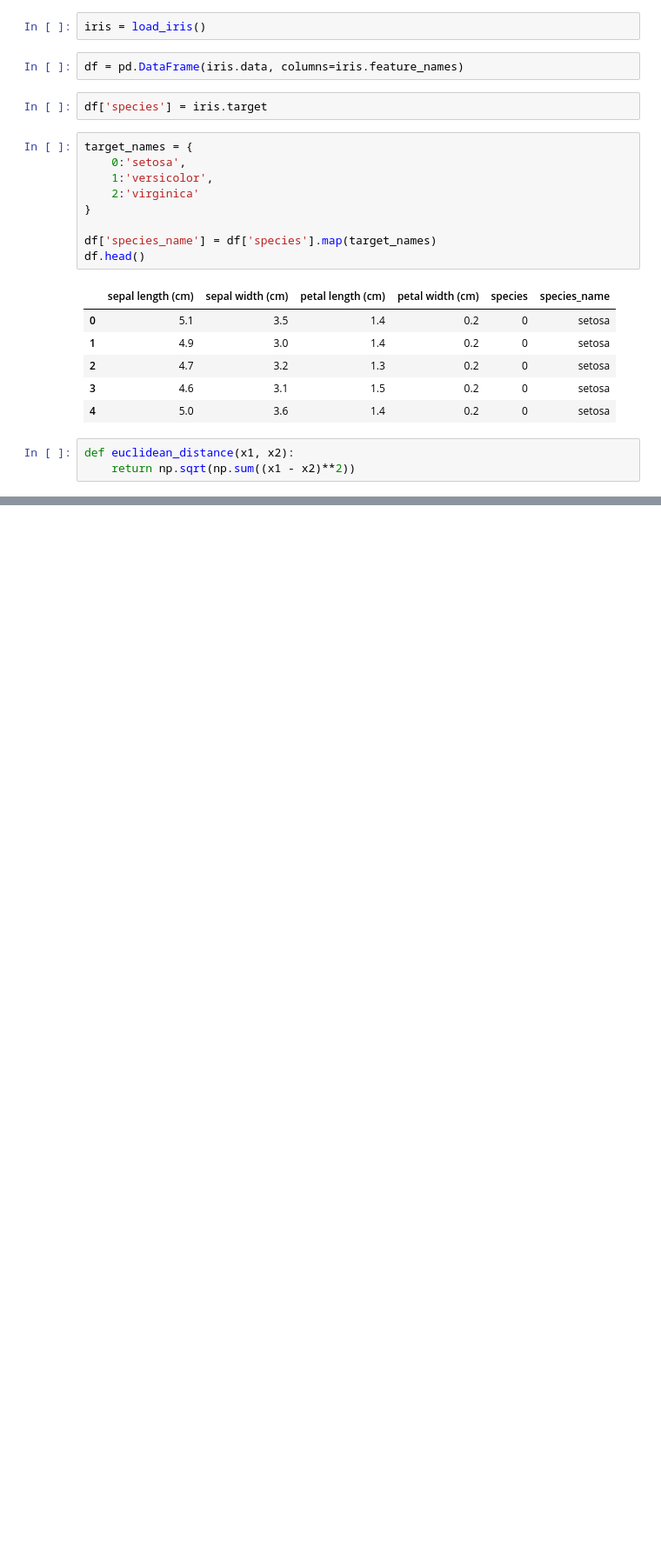
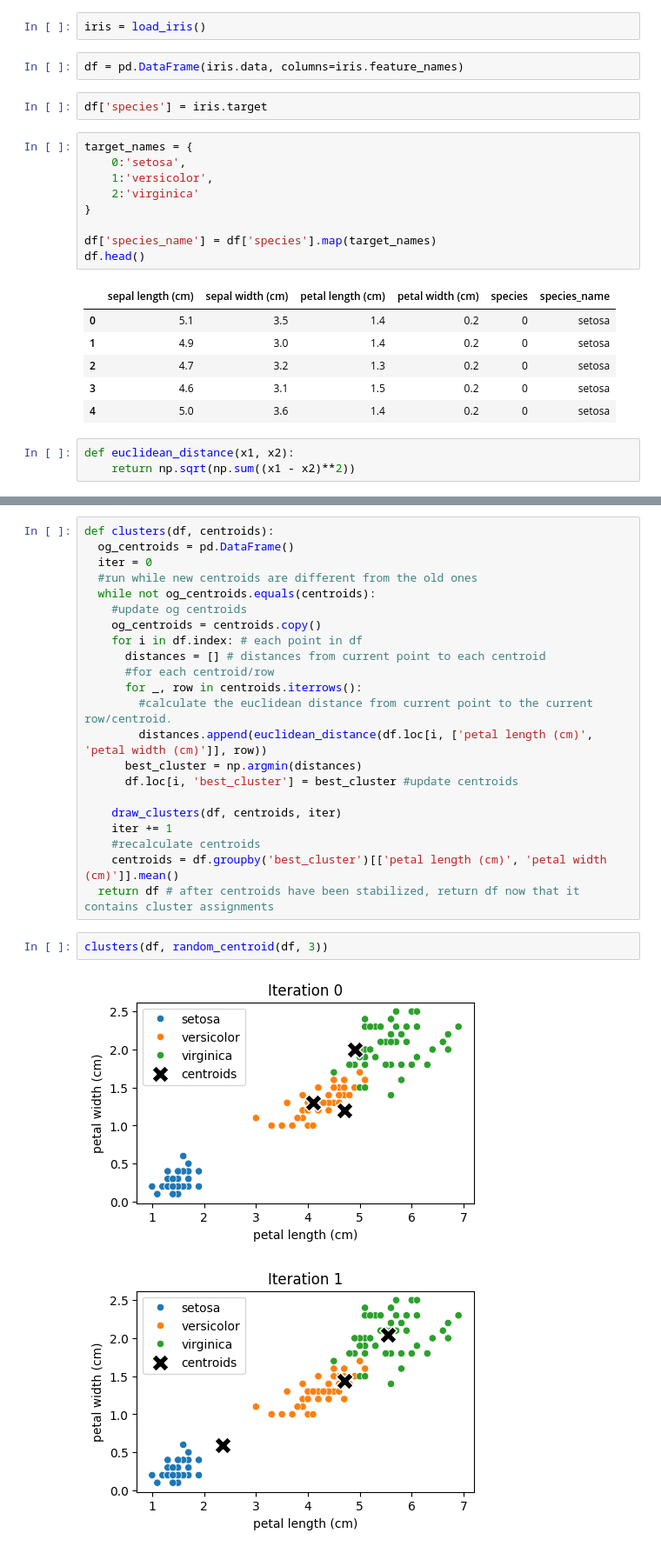
Before and after one commit to reagenhuskey/cs290, a Jupyter notebook: k_nearest_clustering.ipynb, the cells around one changed output, grey strips where cells are left out. Shown at 87% size. Drawn from its saved outputs; the diff is of its cells as text; blank space fills up the shorter version.

```diff
--- a/k_nearest_clustering.ipynb
+++ b/k_nearest_clustering.ipynb
@@ -75,0 +67,27 @@ plt.show()
+# %%
+def clusters(df, centroids):
+  og_centroids = pd.DataFrame()
+  iter = 0
+  #run while new centroids are different from the old ones
+  while not og_centroids.equals(centroids):
+    #update og centroids
+    og_centroids = centroids.copy()
+    for i in df.index: # each point in df
+      distances = [] # distances from current point to each centroid
+      #for each centroid/row
+      for _, row in centroids.iterrows():
+        #calculate the euclidean distance from current point to the current row/centroid.
+        distances.append(euclidean_distance(df.loc[i, ['petal length (cm)', 'petal width (cm)']], row))
+      best_cluster = np.argmin(distances)
+      df.loc[i, 'best_cluster'] = best_cluster #update centroids
+
+    draw_clusters(df, centroids, iter)
+    iter += 1
+    #recalculate centroids
+    centroids = df.groupby('best_cluster')[['petal length (cm)', 'petal width (cm)']].mean()
+  return df # after centroids have been stabilized, return df now that it contains cluster assignments
+# %%
+clusters(df, random_centroid(df, 3))
+# %% [output]
+[figure, added]
+[figure, added]
```
Also changed, not shown: parts of 14 cells of this notebook.
